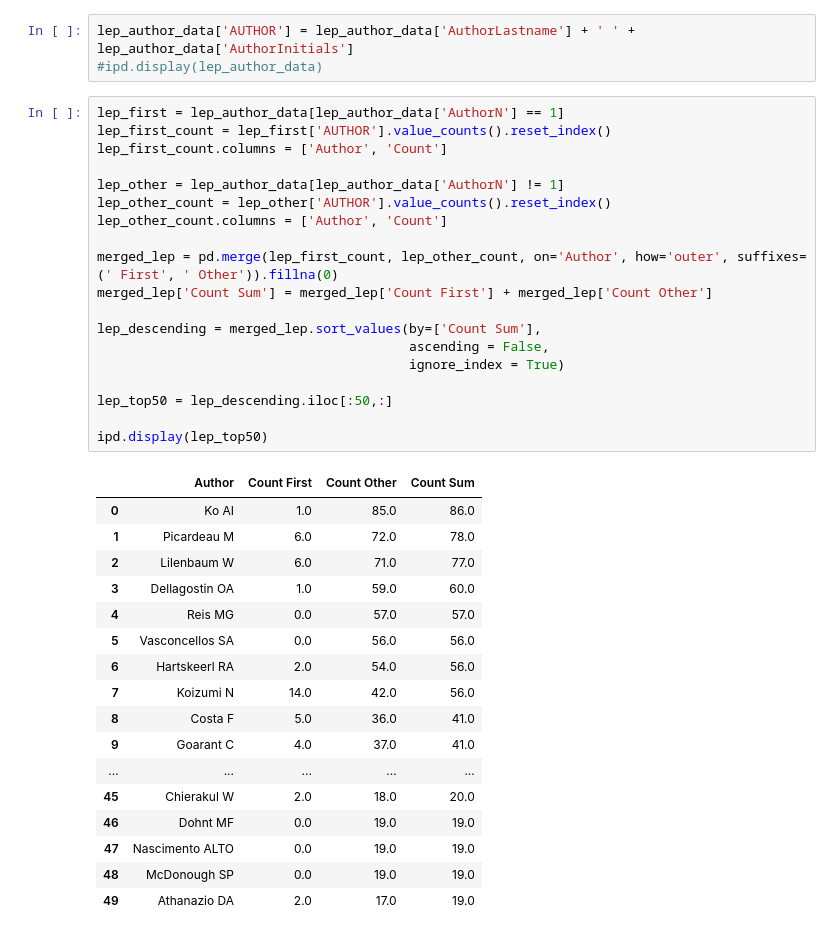
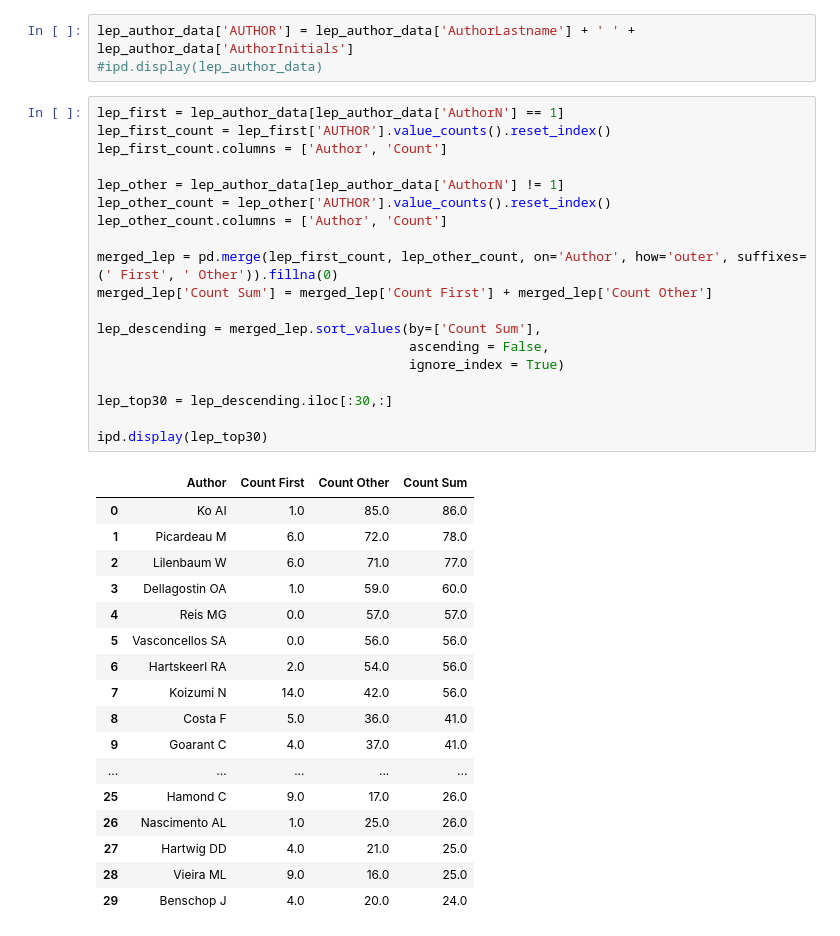
Before and after one commit to Rakeshkalivela/project-leptospirosis, a Jupyter notebook: lep_authors_data.ipynb, the cells around one changed output. Cells and saved outputs as stored; diff of their text form.

```diff
--- a/lep_authors_data.ipynb
+++ b/lep_authors_data.ipynb
@@ -6,37 +6,37 @@ lep_author_data['AUTHOR'] = lep_author_data['AuthorLastname'] + ' ' + lep_author
 # %%
 lep_first = lep_author_data[lep_author_data['AuthorN'] == 1]
 lep_first_count = lep_first['AUTHOR'].value_counts().reset_index()
 lep_first_count.columns = ['Author', 'Count']
 
 lep_other = lep_author_data[lep_author_data['AuthorN'] != 1]
 lep_other_count = lep_other['AUTHOR'].value_counts().reset_index()
 lep_other_count.columns = ['Author', 'Count']
 
 merged_lep = pd.merge(lep_first_count, lep_other_count, on='Author', how='outer', suffixes=(' First', ' Other')).fillna(0)
 merged_lep['Count Sum'] = merged_lep['Count First'] + merged_lep['Count Other']
 
 lep_descending = merged_lep.sort_values(by=['Count Sum'],
                                         ascending = False,
                                         ignore_index = True)
 
-lep_top50 = lep_descending.iloc[:50,:]
+lep_top30 = lep_descending.iloc[:30,:]
 
-ipd.display(lep_top50)
+ipd.display(lep_top30)
 # %% [output]
 |  | Author | Count First | Count Other | Count Sum |
 | 0 | Ko AI | 1.0 | 85.0 | 86.0 |
 | 1 | Picardeau M | 6.0 | 72.0 | 78.0 |
 | 2 | Lilenbaum W | 6.0 | 71.0 | 77.0 |
 | 3 | Dellagostin OA | 1.0 | 59.0 | 60.0 |
 | 4 | Reis MG | 0.0 | 57.0 | 57.0 |
 | 5 | Vasconcellos SA | 0.0 | 56.0 | 56.0 |
 | 6 | Hartskeerl RA | 2.0 | 54.0 | 56.0 |
 | 7 | Koizumi N | 14.0 | 42.0 | 56.0 |
 | 8 | Costa F | 5.0 | 36.0 | 41.0 |
 | 9 | Goarant C | 4.0 | 37.0 | 41.0 |
 | ... | ... | ... | ... | ... |
-| 45 | Chierakul W | 2.0 | 18.0 | 20.0 |
-| 46 | Dohnt MF | 0.0 | 19.0 | 19.0 |
-| 47 | Nascimento ALTO | 0.0 | 19.0 | 19.0 |
-| 48 | McDonough SP | 0.0 | 19.0 | 19.0 |
-| 49 | Athanazio DA | 2.0 | 17.0 | 19.0 |
+| 25 | Hamond C | 9.0 | 17.0 | 26.0 |
+| 26 | Nascimento AL | 1.0 | 25.0 | 26.0 |
+| 27 | Hartwig DD | 4.0 | 21.0 | 25.0 |
+| 28 | Vieira ML | 9.0 | 16.0 | 25.0 |
+| 29 | Benschop J | 4.0 | 20.0 | 24.0 |
```
Also changed, not shown: parts of 5 cells of this notebook.
